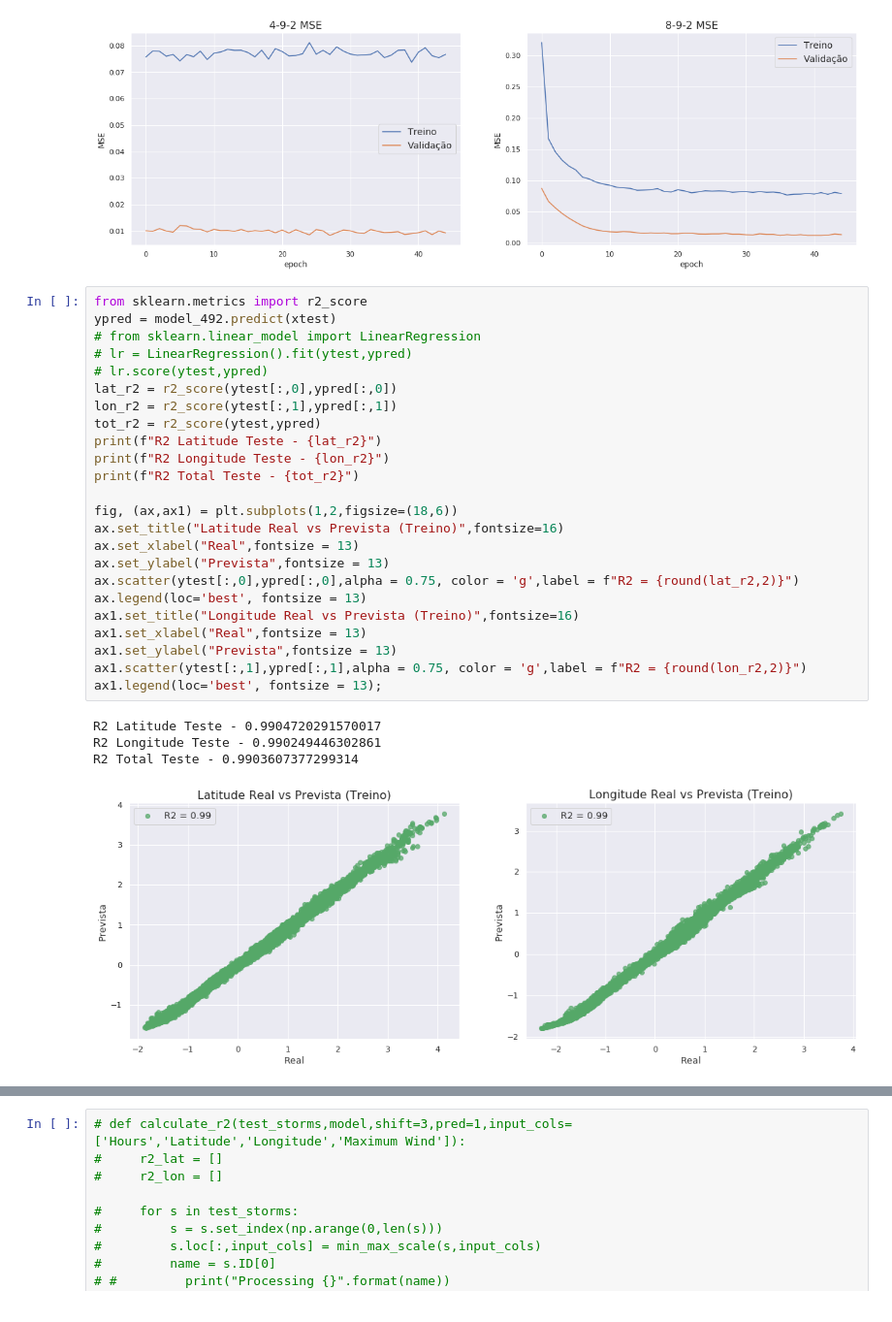
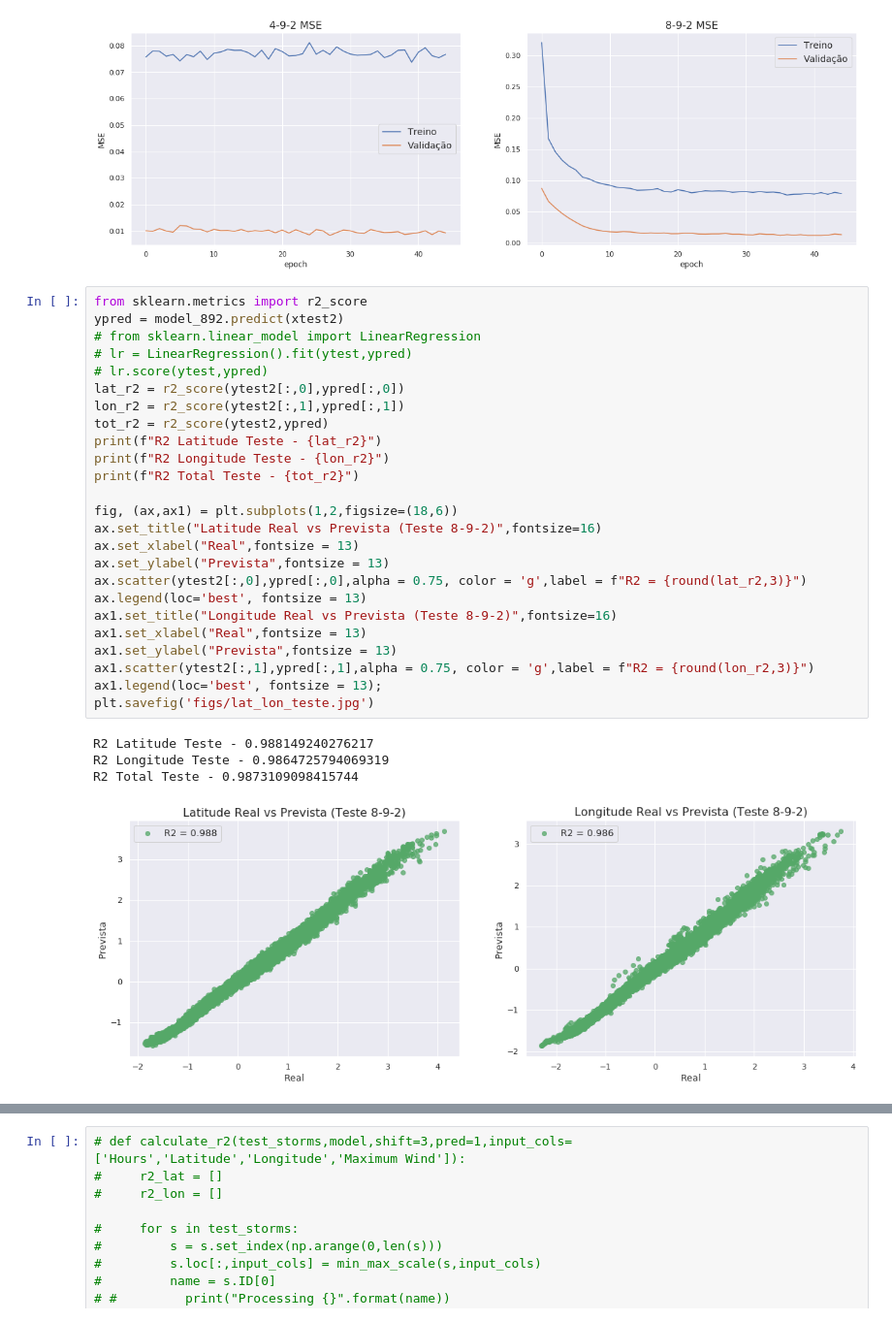
Before and after one commit to reneroliveira/Hurricane_Project, a Jupyter notebook: NN-TrackPrediction.ipynb, the cells around one changed output, grey strips where cells are left out. Shown at 97% size. Cells and saved outputs as stored; diff of their text form.

```diff
--- a/NN-TrackPrediction.ipynb
+++ b/NN-TrackPrediction.ipynb
@@ -508,30 +492,31 @@ plt.savefig('figs/MSE-epoch.jpg')
 [figure]
 # %%
 from sklearn.metrics import r2_score
-ypred = model_492.predict(xtest)
+ypred = model_892.predict(xtest2)
 # from sklearn.linear_model import LinearRegression
 # lr = LinearRegression().fit(ytest,ypred)
 # lr.score(ytest,ypred)
-lat_r2 = r2_score(ytest[:,0],ypred[:,0])
-lon_r2 = r2_score(ytest[:,1],ypred[:,1])
-tot_r2 = r2_score(ytest,ypred)
+lat_r2 = r2_score(ytest2[:,0],ypred[:,0])
+lon_r2 = r2_score(ytest2[:,1],ypred[:,1])
+tot_r2 = r2_score(ytest2,ypred)
 print(f"R2 Latitude Teste - {lat_r2}")
 print(f"R2 Longitude Teste - {lon_r2}")
 print(f"R2 Total Teste - {tot_r2}")
 
 fig, (ax,ax1) = plt.subplots(1,2,figsize=(18,6))
-ax.set_title("Latitude Real vs Prevista (Treino)",fontsize=16)
+ax.set_title("Latitude Real vs Prevista (Teste 8-9-2)",fontsize=16)
 ax.set_xlabel("Real",fontsize = 13)
 ax.set_ylabel("Prevista",fontsize = 13)
-ax.scatter(ytest[:,0],ypred[:,0],alpha = 0.75, color = 'g',label = f"R2 = {round(lat_r2,2)}")
+ax.scatter(ytest2[:,0],ypred[:,0],alpha = 0.75, color = 'g',label = f"R2 = {round(lat_r2,3)}")
 ax.legend(loc='best', fontsize = 13)
-ax1.set_title("Longitude Real vs Prevista (Treino)",fontsize=16)
+ax1.set_title("Longitude Real vs Prevista (Teste 8-9-2)",fontsize=16)
 ax1.set_xlabel("Real",fontsize = 13)
 ax1.set_ylabel("Prevista",fontsize = 13)
-ax1.scatter(ytest[:,1],ypred[:,1],alpha = 0.75, color = 'g',label = f"R2 = {round(lon_r2,2)}")
+ax1.scatter(ytest2[:,1],ypred[:,1],alpha = 0.75, color = 'g',label = f"R2 = {round(lon_r2,3)}")
 ax1.legend(loc='best', fontsize = 13);
+plt.savefig('figs/lat_lon_teste.jpg')
 # %% [output]
-R2 Latitude Teste - 0.9904720291570017
-R2 Longitude Teste - 0.990249446302861
-R2 Total Teste - 0.9903607377299314
+R2 Latitude Teste - 0.988149240276217
+R2 Longitude Teste - 0.9864725794069319
+R2 Total Teste - 0.9873109098415744
-[figure, old version]
+[figure, new version]
```
Also changed, not shown: parts of 9 cells of this notebook, 16 other files.
